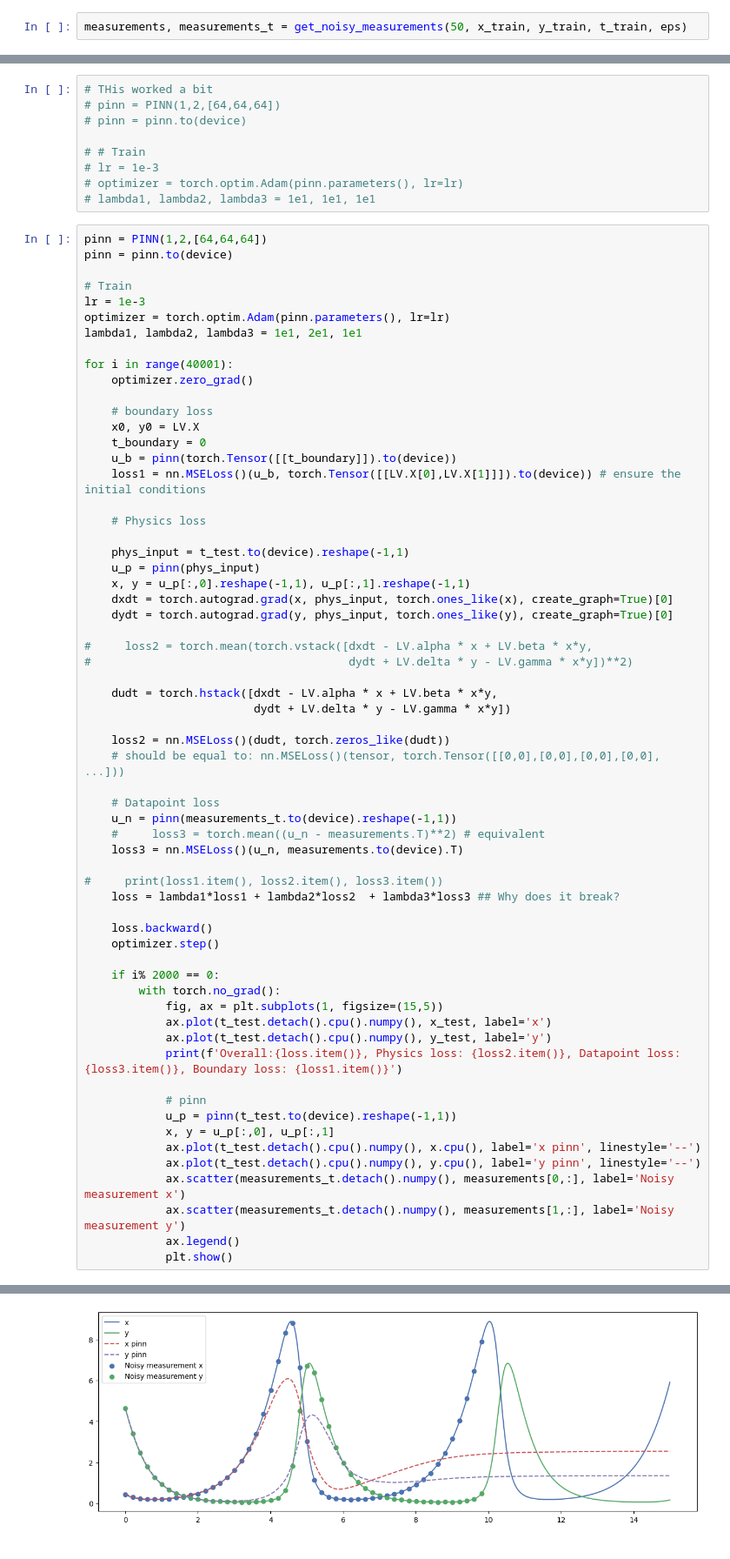
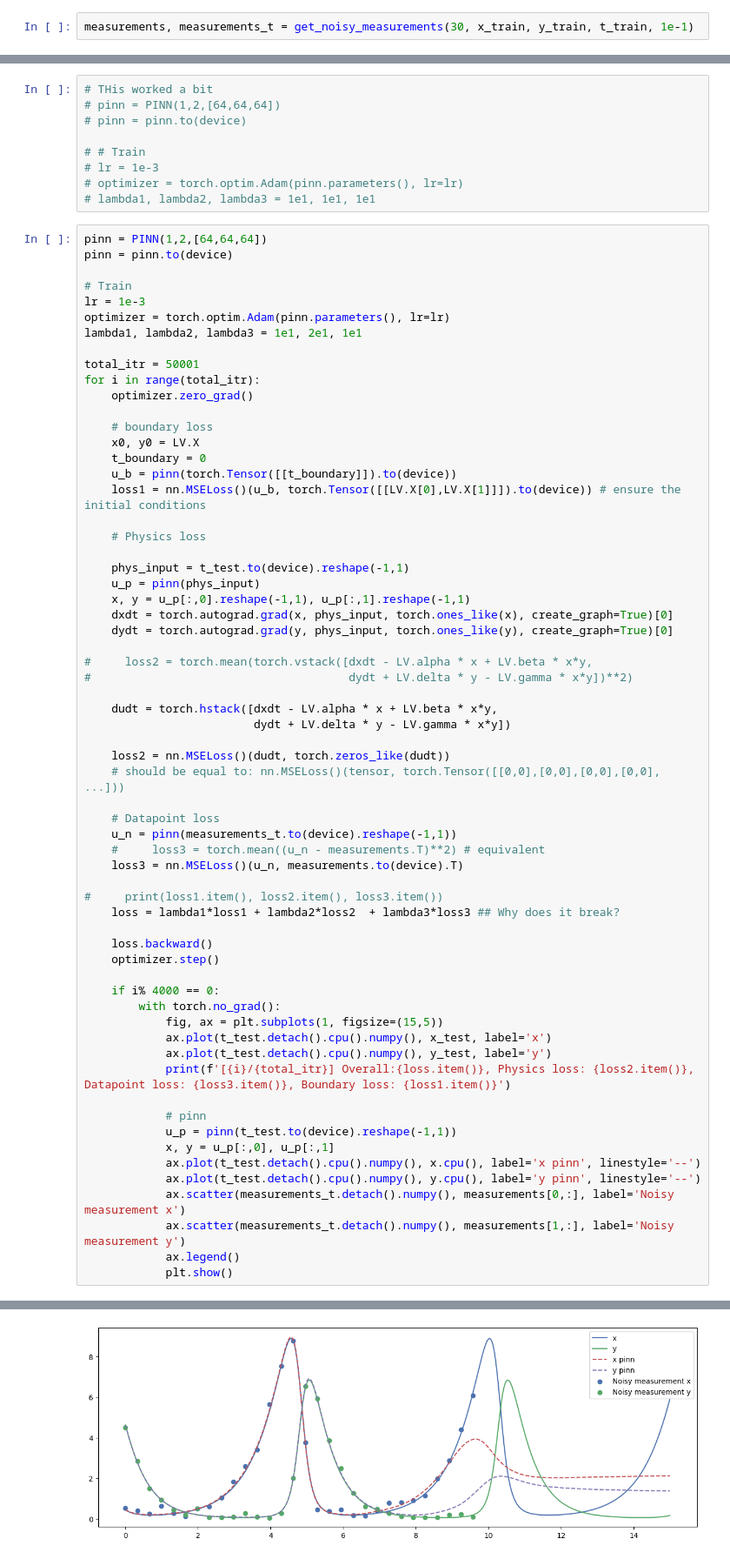
Before and after one commit to MicheleCattaneo/-Re-UPINN, a Jupyter notebook: LotkaVolterra/lotka-volterra-pinn.ipynb, the cells around one changed output, grey strips where cells are left out. Shown at 87% size. Saved outputs shown, nothing was run; the diff lists cells and outputs as text.

Commit message:
Added LV PINN with noisy data

```diff
--- a/LotkaVolterra/lotka-volterra-pinn.ipynb
+++ b/LotkaVolterra/lotka-volterra-pinn.ipynb
@@ -97,7 +86,7 @@ def get_noisy_measurements(n, xi, yi, t, eps):
 # %%
 # type(measurements_t)
 # %%
-measurements, measurements_t = get_noisy_measurements(50, x_train, y_train, t_train, eps)
+measurements, measurements_t = get_noisy_measurements(30, x_train, y_train, t_train, 1e-1)
 # %%
 # measurements.shape
 # measurements_t.backward(torch.ones_like(measurements_t))
@@ -184,7 +173,8 @@ lr = 1e-3
 optimizer = torch.optim.Adam(pinn.parameters(), lr=lr)
 lambda1, lambda2, lambda3 = 1e1, 2e1, 1e1
 
-for i in range(40001):
+total_itr = 50001
+for i in range(total_itr):
     optimizer.zero_grad()
 
     # boundary loss
@@ -221,12 +211,12 @@ for i in range(40001):
     loss.backward()
     optimizer.step()
 
-    if i% 2000 == 0:
+    if i% 4000 == 0:
         with torch.no_grad():
             fig, ax = plt.subplots(1, figsize=(15,5))
             ax.plot(t_test.detach().cpu().numpy(), x_test, label='x')
             ax.plot(t_test.detach().cpu().numpy(), y_test, label='y')
-            print(f'Overall:{loss.item()}, Physics loss: {loss2.item()}, Datapoint loss: {loss3.item()}, Boundary loss: {loss1.item()}')
+            print(f'[{i}/{total_itr}] Overall:{loss.item()}, Physics loss: {loss2.item()}, Datapoint loss: {loss3.item()}, Boundary loss: {loss1.item()}')
 
             # pinn
             u_p = pinn(t_test.to(device).reshape(-1,1))
@@ -244 +234 @@ Overall:13.47000503540039, Physics loss: 0.07259757071733475, Datapoint loss: 1.
-[figure, old version]
+[figure, new version]
```
Also changed, not shown: parts of 10 cells of this notebook, 3 other files.
